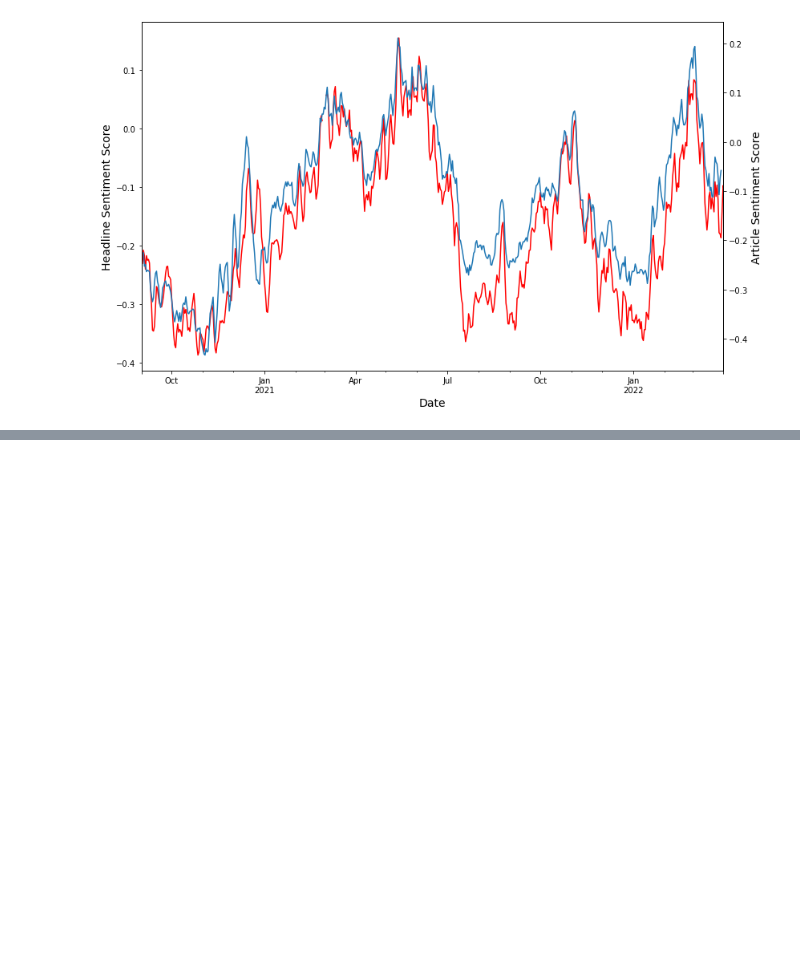
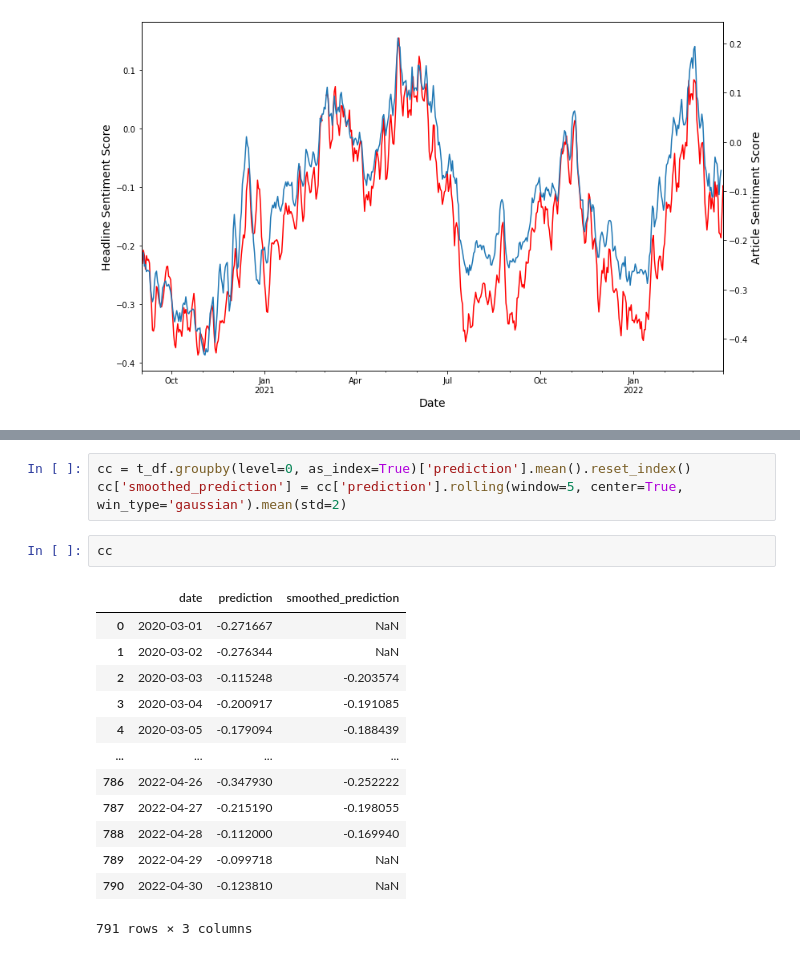
Before and after one commit to GabeNicholson/covid-news, a Jupyter notebook: 4)plotting_and_analysis.ipynb, the cells around one changed output, grey strips where cells are left out. Cells and saved outputs as stored; diff of their text form; blank space fills up the shorter version.

```diff
--- a/4)plotting_and_analysis.ipynb
+++ b/4)plotting_and_analysis.ipynb
@@ -965,0 +1015,19 @@ Text(0.5, 0, 'Date')
+# %%
+cc = t_df.groupby(level=0, as_index=True)['prediction'].mean().reset_index()
+cc['smoothed_prediction'] = cc['prediction'].rolling(window=5, center=True, win_type='gaussian').mean(std=2)
+# %%
+cc
+# %% [output]
+|  | date | prediction | smoothed_prediction |
+| 0 | 2020-03-01 | -0.271667 | NaN |
+| 1 | 2020-03-02 | -0.276344 | NaN |
+| 2 | 2020-03-03 | -0.115248 | -0.203574 |
+| 3 | 2020-03-04 | -0.200917 | -0.191085 |
+| 4 | 2020-03-05 | -0.179094 | -0.188439 |
+| ... | ... | ... | ... |
+| 786 | 2022-04-26 | -0.347930 | -0.252222 |
+| 787 | 2022-04-27 | -0.215190 | -0.198055 |
+| 788 | 2022-04-28 | -0.112000 | -0.169940 |
+| 789 | 2022-04-29 | -0.099718 | NaN |
+| 790 | 2022-04-30 | -0.123810 | NaN |
+791 rows × 3 columns
```
Also changed, not shown: parts of 9 cells of this notebook, 6 other files.
